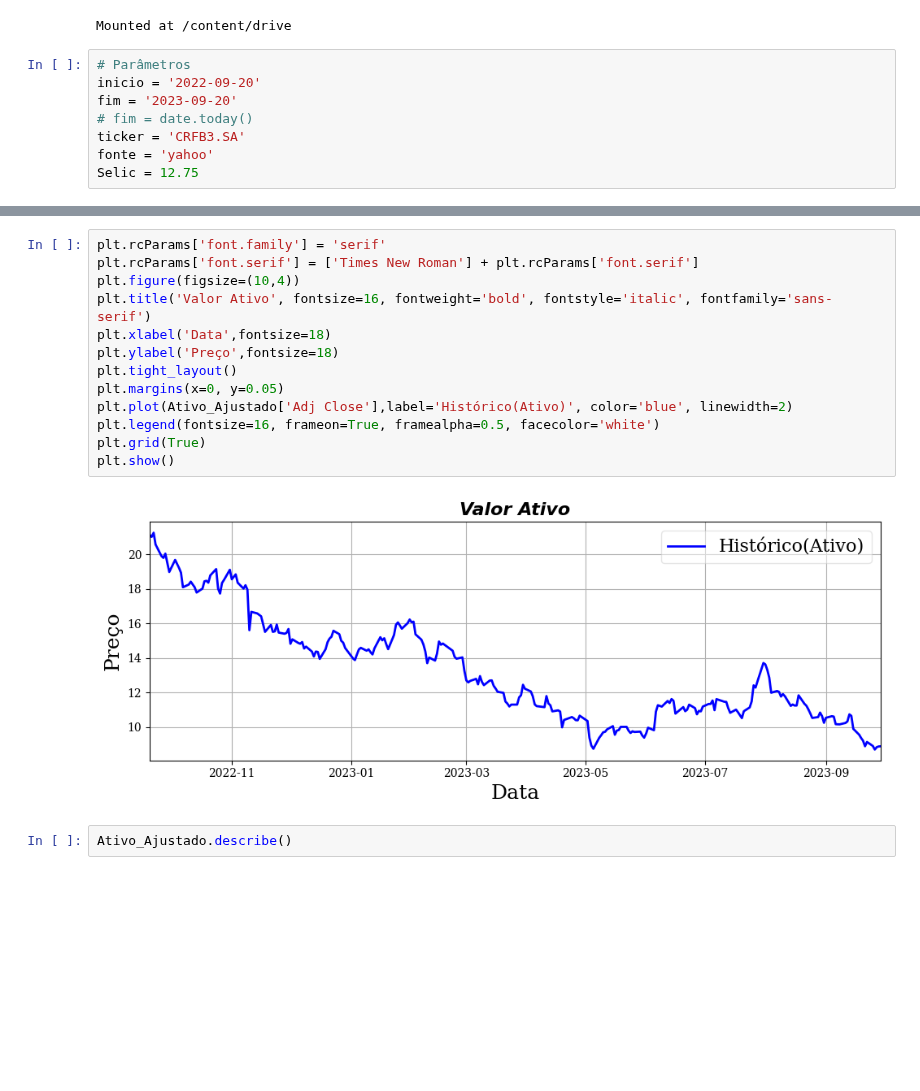
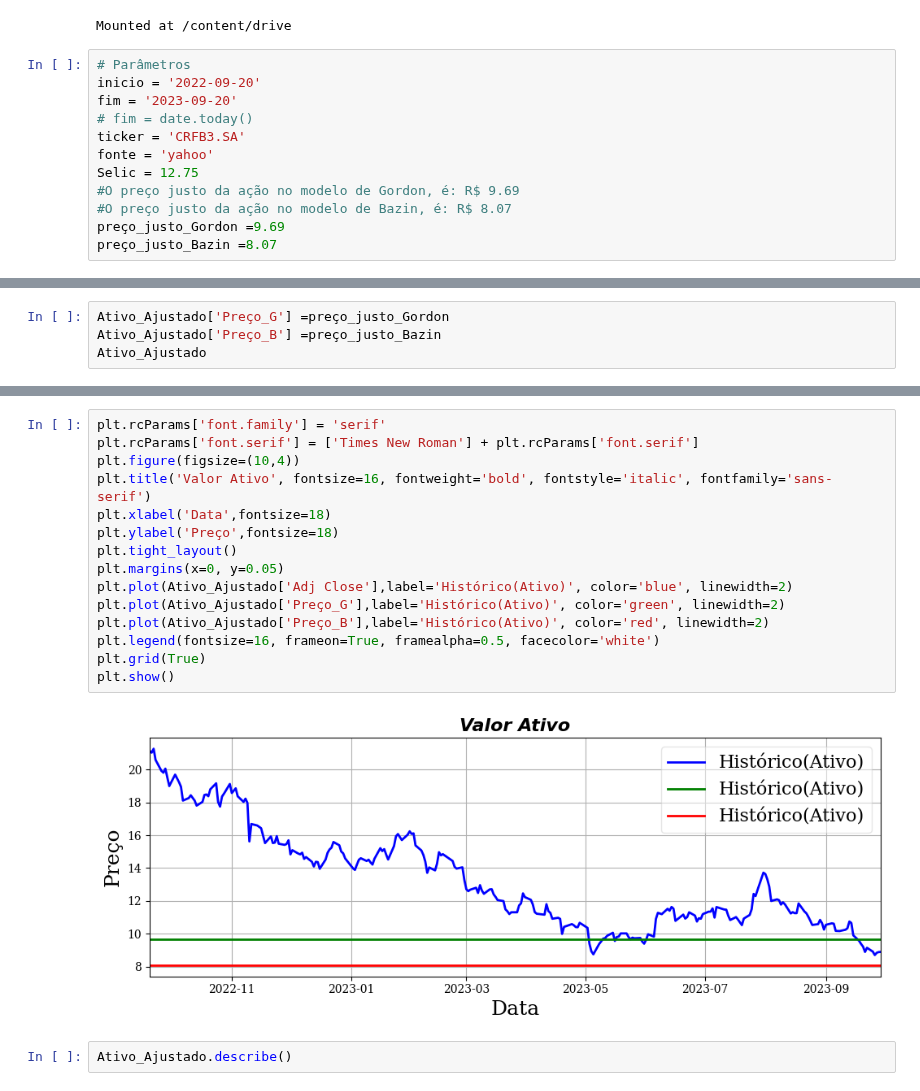
Before and after one commit to facklen/python_para_investimentos, a Jupyter notebook: Análise_Opção_CRFB3V1.ipynb, the cells around one changed output, grey strips where cells are left out. Saved outputs shown, nothing was run; the diff lists cells and outputs as text; blank space fills up the shorter version.

```diff
--- a/Análise_Opção_CRFB3V1.ipynb
+++ b/Análise_Opção_CRFB3V1.ipynb
@@ -23,6 +23,10 @@ fim = '2023-09-20'
 ticker = 'CRFB3.SA'
 fonte = 'yahoo'
 Selic = 12.75
+#O preço justo da ação no modelo de Gordon, é: R$ 9.69
+#O preço justo da ação no modelo de Bazin, é: R$ 8.07
+preço_justo_Gordon =9.69
+preço_justo_Bazin =8.07
 # %%
 Ativo = yf.download(ticker, start=inicio)
 Ativo
@@ -52 +56,5 @@ Ativo_Ajustado.head(2)
 | 2022-09-21 | 21.024921 |
+# %%
+Ativo_Ajustado['Preço_G'] =preço_justo_Gordon
+Ativo_Ajustado['Preço_B'] =preço_justo_Bazin
+Ativo_Ajustado
@@ -53,18 +76,20 @@ Ativo_Ajustado.head(2)
 # %%
 plt.rcParams['font.family'] = 'serif'
 plt.rcParams['font.serif'] = ['Times New Roman'] + plt.rcParams['font.serif']
 plt.figure(figsize=(10,4))
 plt.title('Valor Ativo', fontsize=16, fontweight='bold', fontstyle='italic', fontfamily='sans-serif')
 plt.xlabel('Data',fontsize=18)
 plt.ylabel('Preço',fontsize=18)
 plt.tight_layout()
 plt.margins(x=0, y=0.05)
 plt.plot(Ativo_Ajustado['Adj Close'],label='Histórico(Ativo)', color='blue', linewidth=2)
+plt.plot(Ativo_Ajustado['Preço_G'],label='Histórico(Ativo)', color='green', linewidth=2)
+plt.plot(Ativo_Ajustado['Preço_B'],label='Histórico(Ativo)', color='red', linewidth=2)
 plt.legend(fontsize=16, frameon=True, framealpha=0.5, facecolor='white')
 plt.grid(True)
 plt.show()
 # %% [output]
-[figure, old version]
+[figure, new version]
 # %%
 Ativo_Ajustado.describe()
 # %% [output]
```
Also changed, not shown: parts of 3 cells of this notebook.
